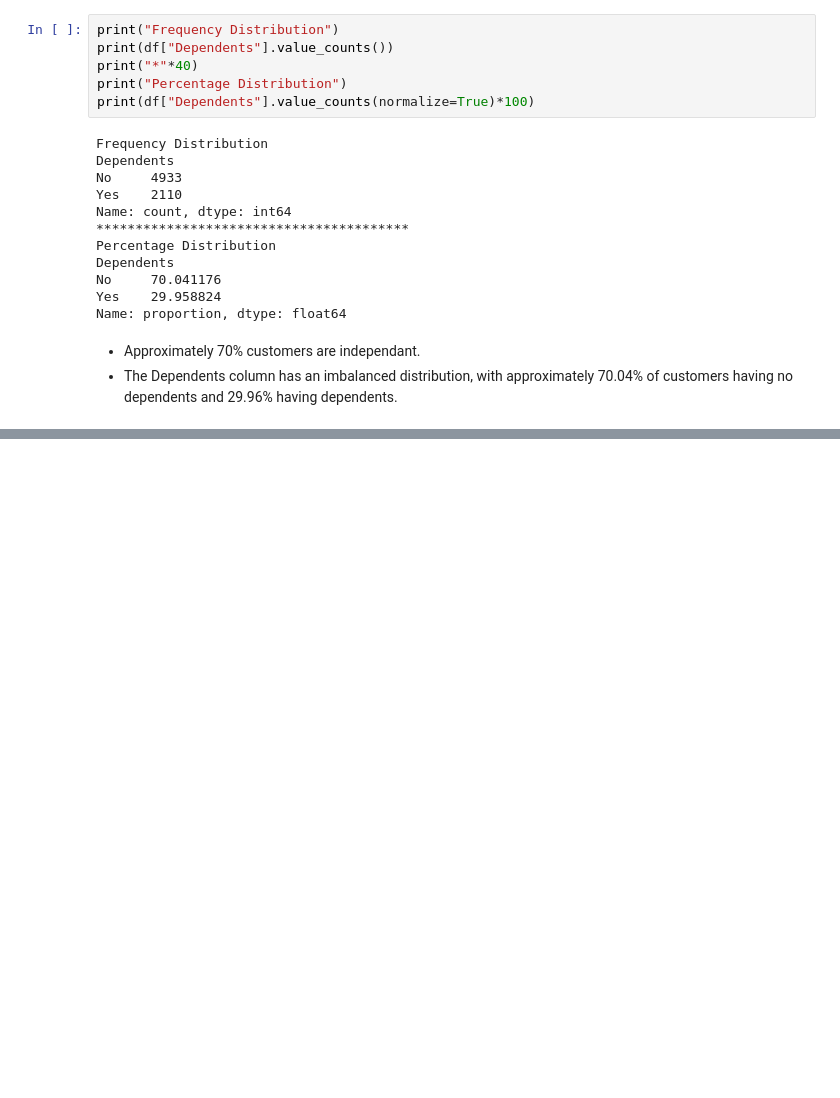
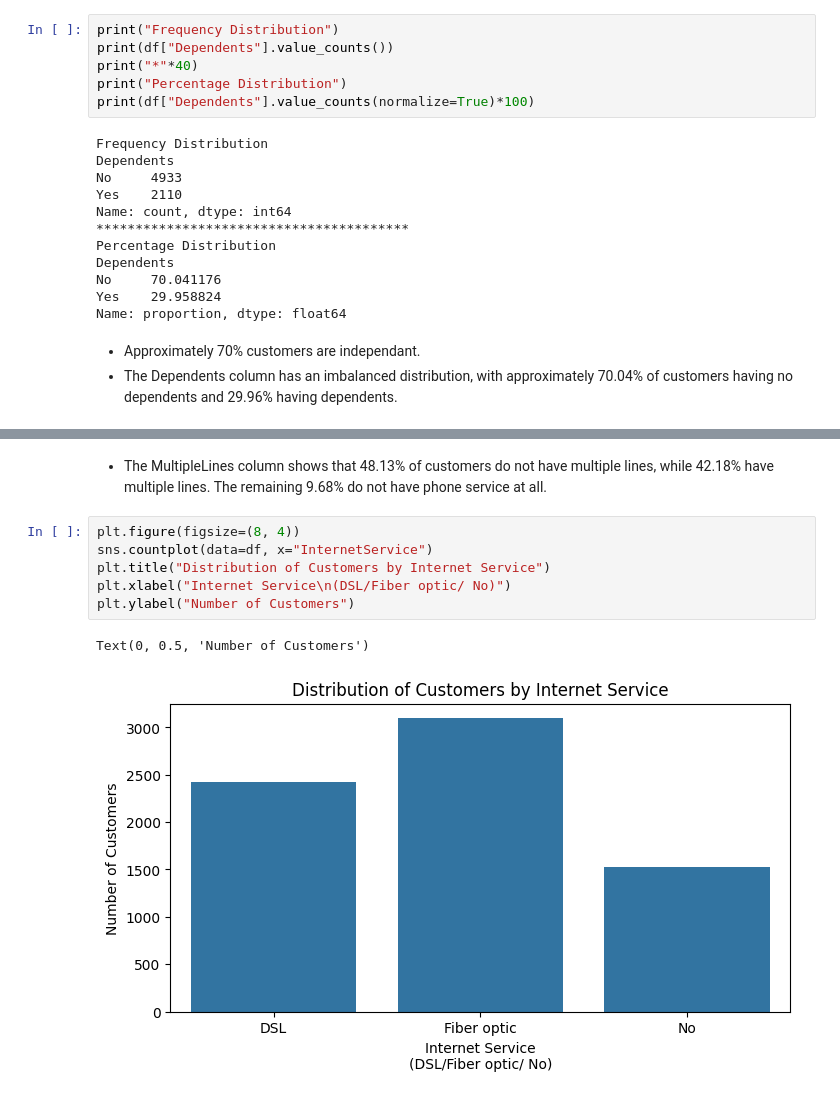
Before and after one commit to dheeraj59/Telco-Customer-Churn-EDA, a Jupyter notebook: eda.ipynb, the cells around one changed output, grey strips where cells are left out. Saved outputs shown, nothing was run; the diff lists cells and outputs as text; blank space fills up the shorter version.

```diff
--- a/eda.ipynb
+++ b/eda.ipynb
@@ -581,0 +640,11 @@ Name: proportion, dtype: float64
+# %% [markdown]
+- The MultipleLines column shows that 48.13% of customers do not have multiple lines, while 42.18% have multiple lines. The remaining 9.68% do not have phone service at all.
+# %%
+plt.figure(figsize=(8, 4))
+sns.countplot(data=df, x="InternetService")
+plt.title("Distribution of Customers by Internet Service")
+plt.xlabel("Internet Service\n(DSL/Fiber optic/ No)")
+plt.ylabel("Number of Customers")
+# %% [output]
+Text(0, 0.5, 'Number of Customers')
+[figure, added]
```
Also changed, not shown: parts of 17 cells of this notebook.
